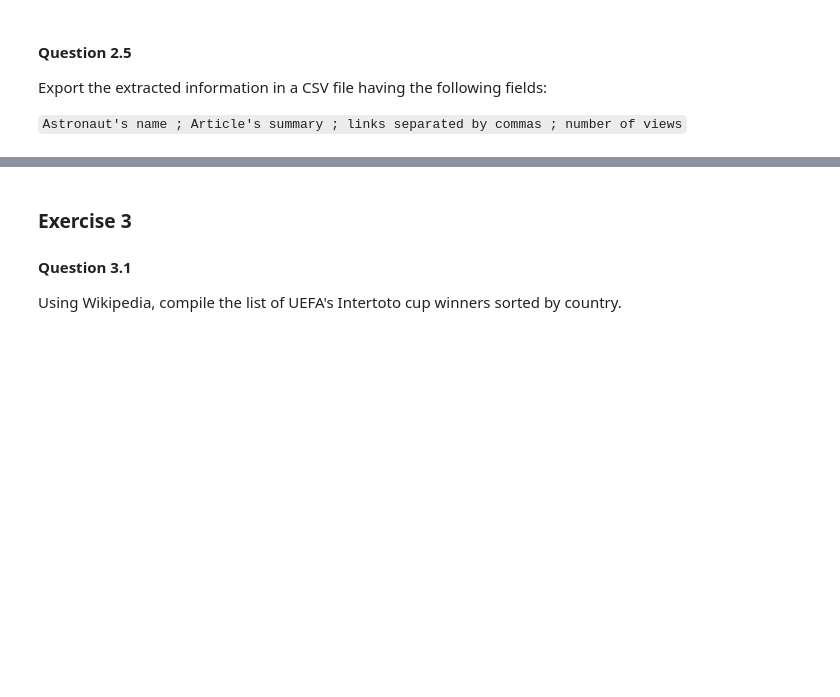
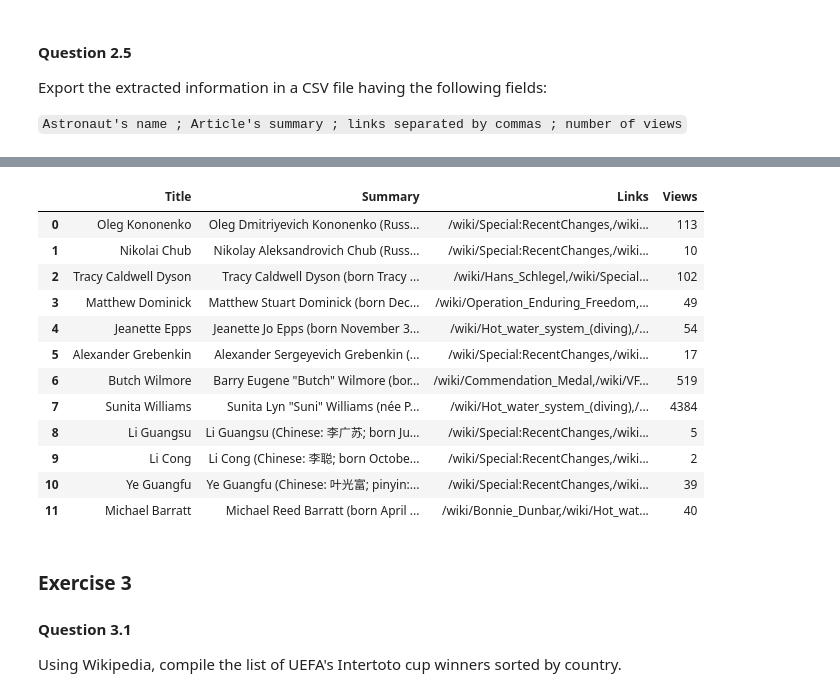
Before and after one commit to it-is-helga/m1-data-science-2025, a Jupyter notebook: class03-apis-tasks/Exercise_sheet_4_api.ipynb, the cells around one changed output, grey strips where cells are left out. Cells and saved outputs as stored; diff of their text form; code cells hidden in the pictures; blank space fills up the shorter version.

```diff
--- a/class03-apis-tasks/Exercise_sheet_4_api.ipynb
+++ b/class03-apis-tasks/Exercise_sheet_4_api.ipynb
@@ -26,3 +339,19 @@ Export the extracted information in a CSV file having the following fields:
+# %%
+pd.read_csv('output.csv', sep=';')
+# %% [output]
+|  | Title | Summary | Links | Views |
+| 0 | Oleg Kononenko | Oleg Dmitriyevich Kononenko (Russ... | /wiki/Special:RecentChanges,/wiki... | 113 |
+| 1 | Nikolai Chub | Nikolay Aleksandrovich Chub (Russ... | /wiki/Special:RecentChanges,/wiki... | 10 |
+| 2 | Tracy Caldwell Dyson | Tracy Caldwell Dyson (born Tracy ... | /wiki/Hans_Schlegel,/wiki/Special... | 102 |
+| 3 | Matthew Dominick | Matthew Stuart Dominick (born Dec... | /wiki/Operation_Enduring_Freedom,... | 49 |
+| 4 | Jeanette Epps | Jeanette Jo Epps (born November 3... | /wiki/Hot_water_system_(diving),/... | 54 |
+| 5 | Alexander Grebenkin | Alexander Sergeyevich Grebenkin (... | /wiki/Special:RecentChanges,/wiki... | 17 |
+| 6 | Butch Wilmore | Barry Eugene "Butch" Wilmore (bor... | /wiki/Commendation_Medal,/wiki/VF... | 519 |
+| 7 | Sunita Williams | Sunita Lyn "Suni" Williams (née P... | /wiki/Hot_water_system_(diving),/... | 4384 |
+| 8 | Li Guangsu | Li Guangsu (Chinese: 李广苏; born Ju... | /wiki/Special:RecentChanges,/wiki... | 5 |
+| 9 | Li Cong | Li Cong (Chinese: 李聪; born Octobe... | /wiki/Special:RecentChanges,/wiki... | 2 |
+| 10 | Ye Guangfu | Ye Guangfu (Chinese: 叶光富; pinyin:... | /wiki/Special:RecentChanges,/wiki... | 39 |
+| 11 | Michael Barratt | Michael Reed Barratt (born April ... | /wiki/Bonnie_Dunbar,/wiki/Hot_wat... | 40 |
 # %% [markdown]
 ### Exercise 3
 #### Question 3.1
```
Also changed, not shown: parts of 24 cells of this notebook, 2 other files.
